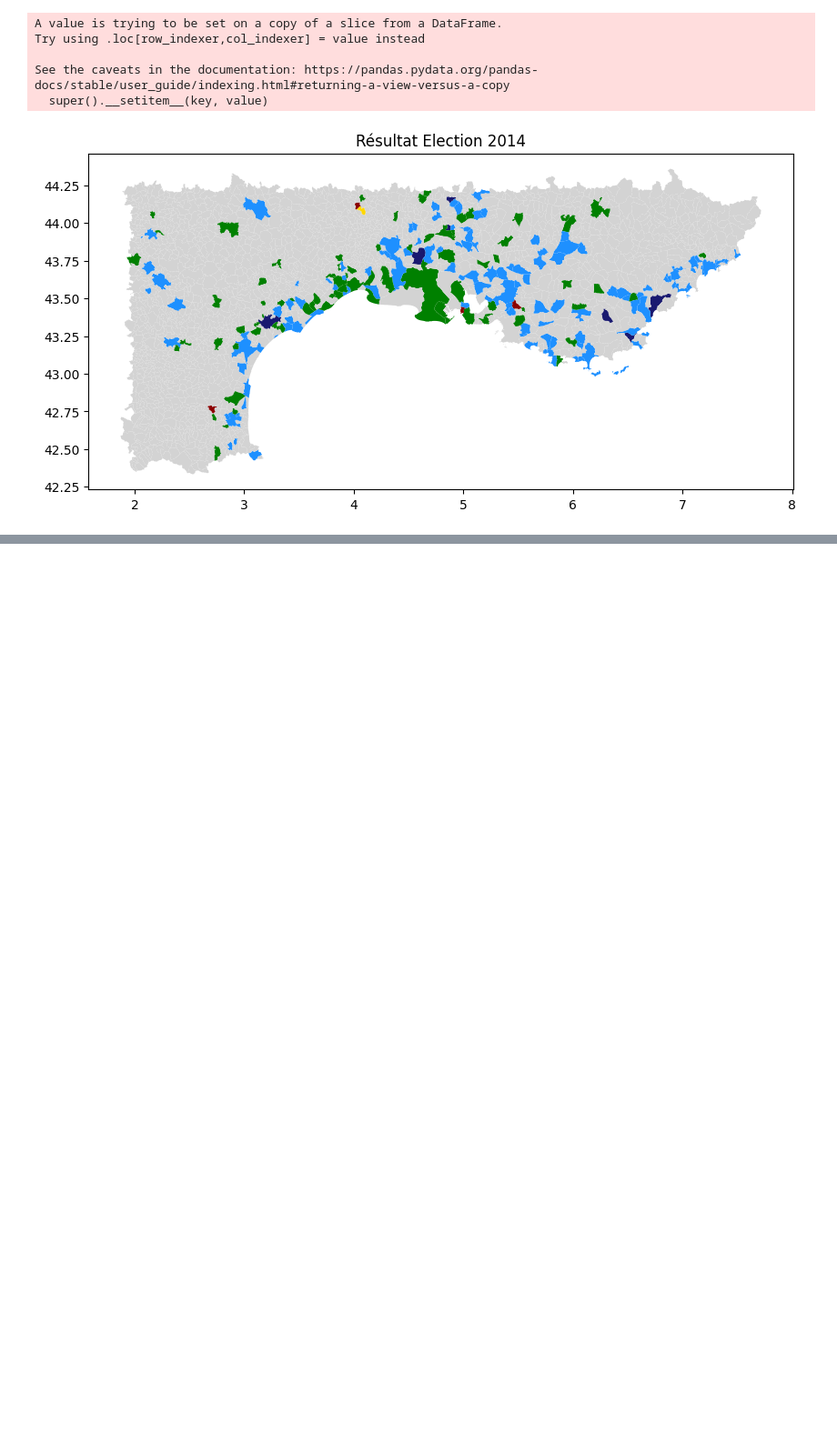
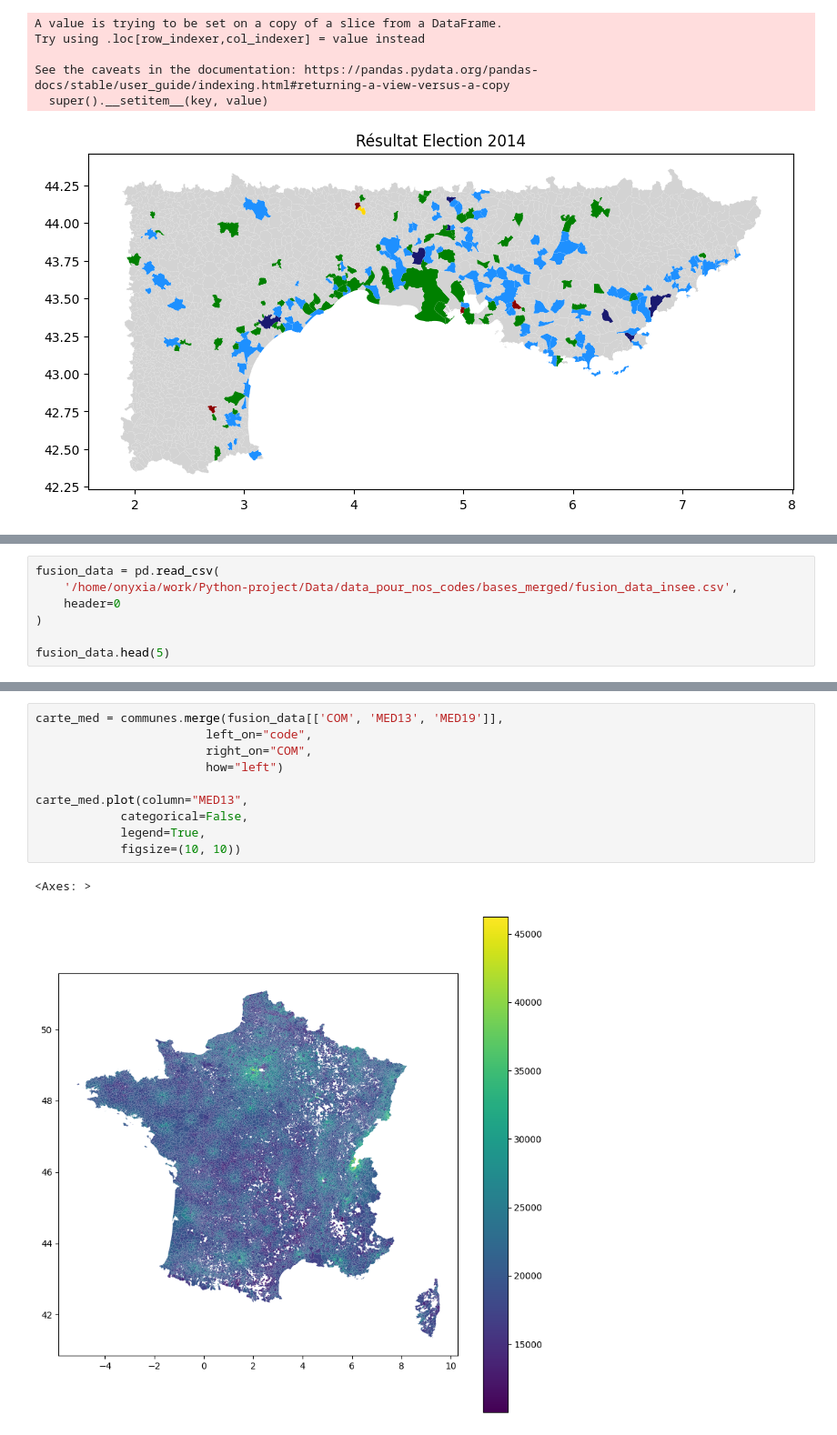
Before and after one commit to romainratajczyk/ENSAE-S1-Python-Project, a Jupyter notebook: Geo representation.ipynb, the cells around one changed output, grey strips where cells are left out. Shown at 91% size. Drawn from its saved outputs; the diff is of its cells as text; blank space fills up the shorter version.

```diff
--- a/Geo representation.ipynb
+++ b/Geo representation.ipynb
@@ -177,0 +190,7 @@ See the caveats in the documentation: https://pandas.pydata.org/pandas-docs/stab
+# %%
+fusion_data = pd.read_csv(
+    '/home/onyxia/work/Python-project/Data/data_pour_nos_codes/bases_merged/fusion_data_insee.csv',
+    header=0
+)
+
+fusion_data.head(5)
@@ -177,0 +204,13 @@ See the caveats in the documentation: https://pandas.pydata.org/pandas-docs/stab
+# %%
+carte_med = communes.merge(fusion_data[['COM', 'MED13', 'MED19']],
+                        left_on="code",
+                        right_on="COM",
+                        how="left")
+
+carte_med.plot(column="MED13",
+            categorical=False,
+            legend=True,
+            figsize=(10, 10))
+# %% [output]
+<Axes: >
+[figure, added]
```
Also changed, not shown: parts of 7 cells of this notebook.
